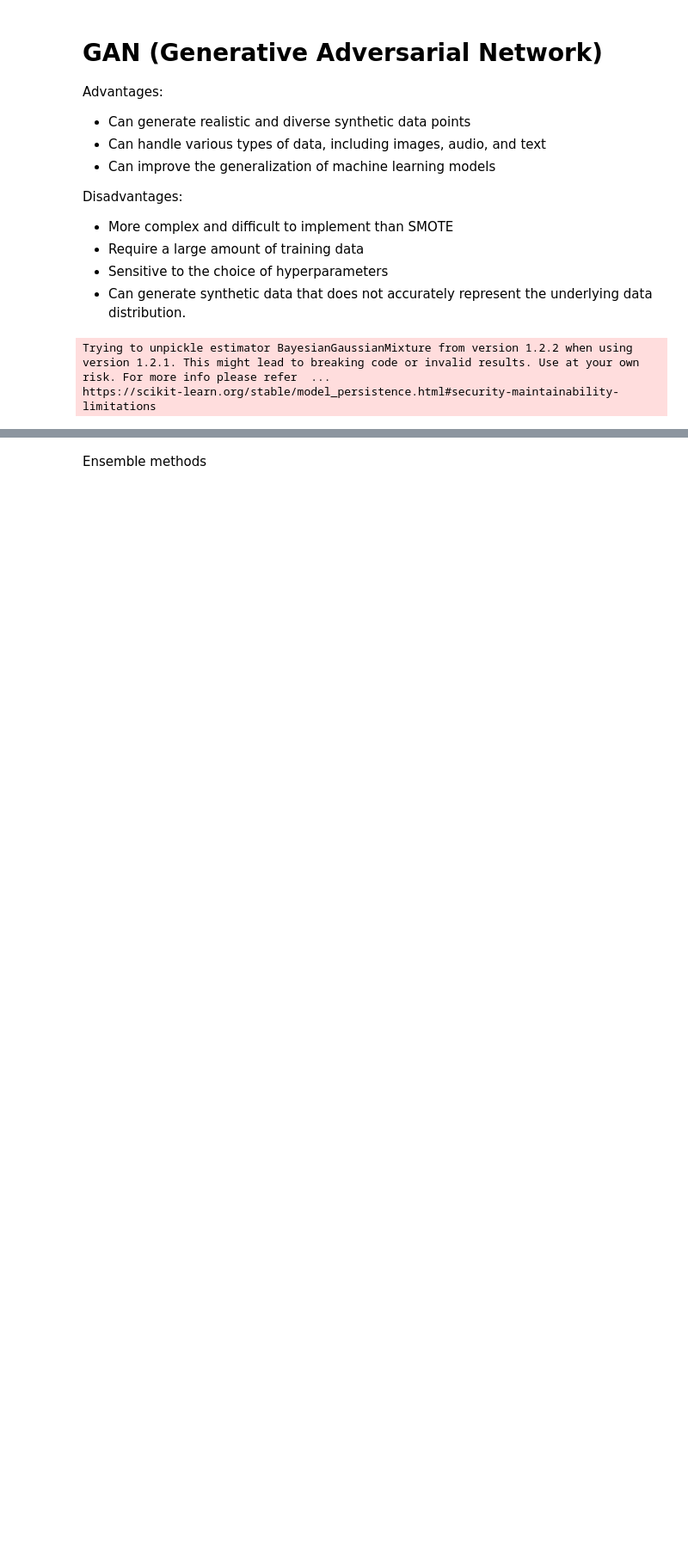
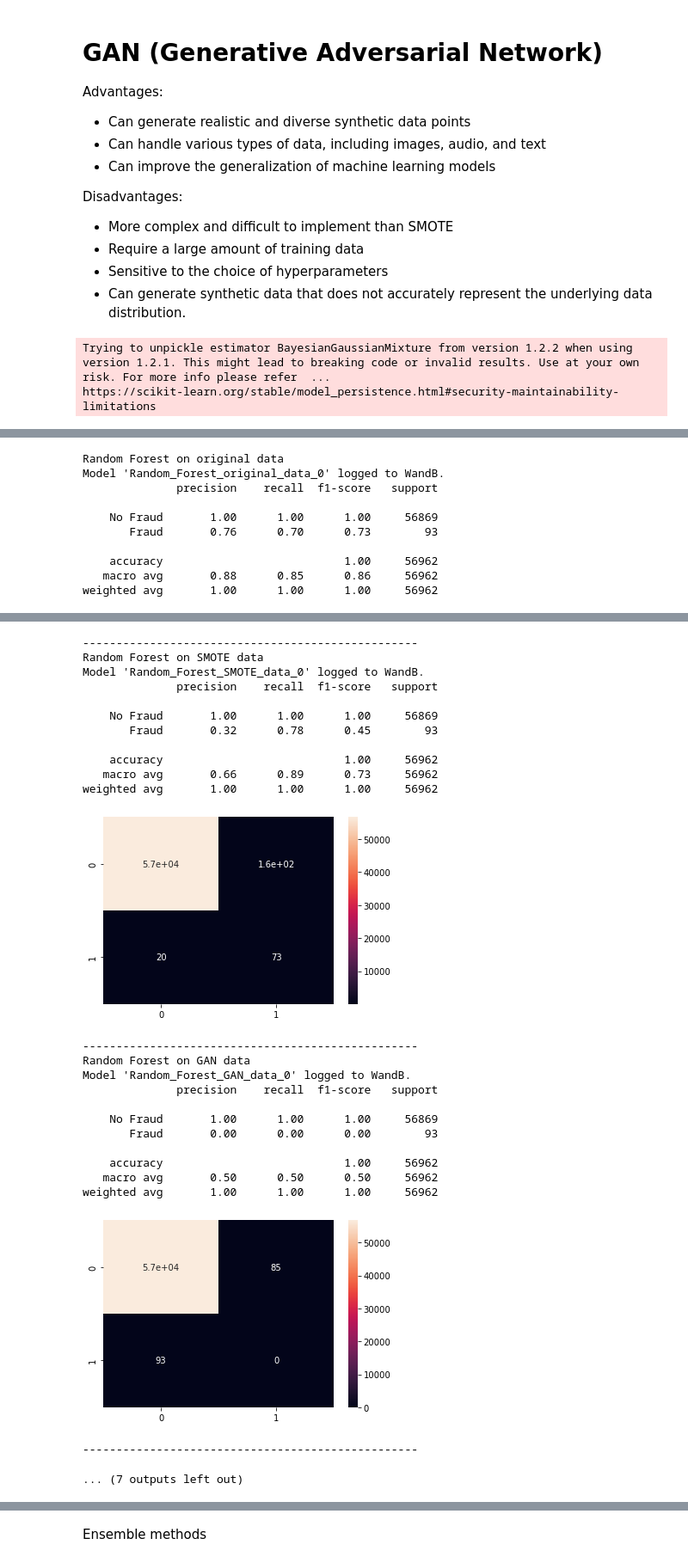
Before and after one commit to vladvuc/ML-Group-51, a Jupyter notebook: Credit Card Fraud.ipynb, the cells around one changed output, grey strips where cells are left out. Shown: that part at 86% size. Saved outputs shown, nothing was run; the diff lists cells and outputs as text; code cells hidden in the pictures; blank space fills up the shorter version.

```diff
--- a/Credit Card Fraud.ipynb
+++ b/Credit Card Fraud.ipynb
@@ -208,11 +202,0 @@ y_train_org.shape
-# %%
-# generate the y_train_gan use logistic regression
-from sklearn.linear_model import LogisticRegression
-
-logreg = LogisticRegression()
-logreg.fit(X_train_gan, y_train_org)
-
-y_train_gan = logreg.predict(X_train_gan)
-
-
-y_train_gan
@@ -315,6 +293,9 @@ clf.fit(X_train_org, y_train_org)
 y_pred_org = clf.predict(X_val_org)
 log_metrics("Random_Forest", "val", y_val_org, y_pred_org)
 log_model(clf, "Random_Forest_original_data")
+
+# Create Random Forest classifier
+clf = RandomForestClassifier(n_estimators=n_estimators, random_state=random_state)
 
 # Fit the classifier to SMOTE data
 clf.fit(X_train_smote, y_train_smote)
@@ -397,0 +416,16 @@ Waiting for W&B process to finish... (success).
+# %%
+# Initialize wandb
+wandb.init(project="CC_Fraud_Detection_RF")
+
+print("Random Forest on original data")
+train_random_forest(X_train_org, y_train_org, X_val_org, y_val_org, "original_data")
+
+print("Random Forest on SMOTE data")
+train_random_forest(X_train_smote, y_train_smote, X_val_org, y_val_org, "SMOTE_data")
+
+print("Random Forest on GAN data")
+train_random_forest(X_train_gan, y_train_org, X_val_org[:,:2], y_val_org, "GAN_data")
+
+# Finish the wandb run
+wandb.finish()
+# %% [output]
@@ -397,0 +437,10 @@ Waiting for W&B process to finish... (success).
+Random Forest on original data
+Model 'Random_Forest_original_data_0' logged to WandB.
+              precision    recall  f1-score   support
+
+    No Fraud       1.00      1.00      1.00     56869
+       Fraud       0.76      0.70      0.73        93
+
+    accuracy                           1.00     56962
+   macro avg       0.88      0.85      0.86     56962
+weighted avg       1.00      1.00      1.00     56962
@@ -398 +448,27 @@ Waiting for W&B process to finish... (success).
+--------------------------------------------------
+Random Forest on SMOTE data
+Model 'Random_Forest_SMOTE_data_0' logged to WandB.
+              precision    recall  f1-score   support
+
+    No Fraud       1.00      1.00      1.00     56869
+       Fraud       0.32      0.78      0.45        93
+
+    accuracy                           1.00     56962
+   macro avg       0.66      0.89      0.73     56962
+weighted avg       1.00      1.00      1.00     56962
+[figure, added]
+--------------------------------------------------
+Random Forest on GAN data
+Model 'Random_Forest_GAN_data_0' logged to WandB.
+              precision    recall  f1-score   support
+
+    No Fraud       1.00      1.00      1.00     56869
+       Fraud       0.00      0.00      0.00        93
+
+    accuracy                           1.00     56962
+   macro avg       0.50      0.50      0.50     56962
+weighted avg       1.00      1.00      1.00     56962
+[figure, added]
+--------------------------------------------------
+... (7 outputs left out)
 # %% [markdown]
```
Also changed, not shown: parts of 41 cells of this notebook.
